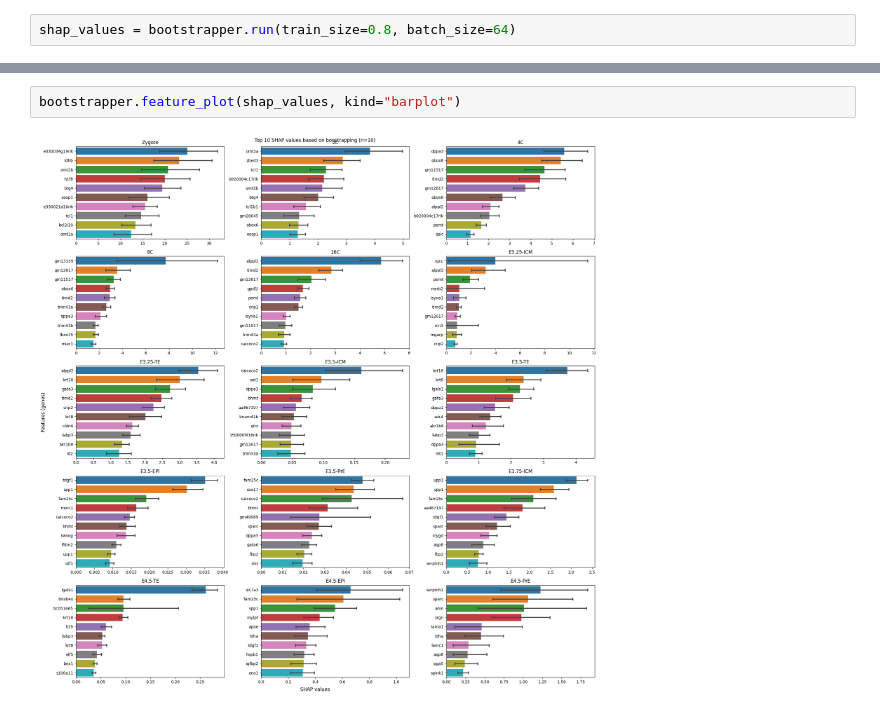
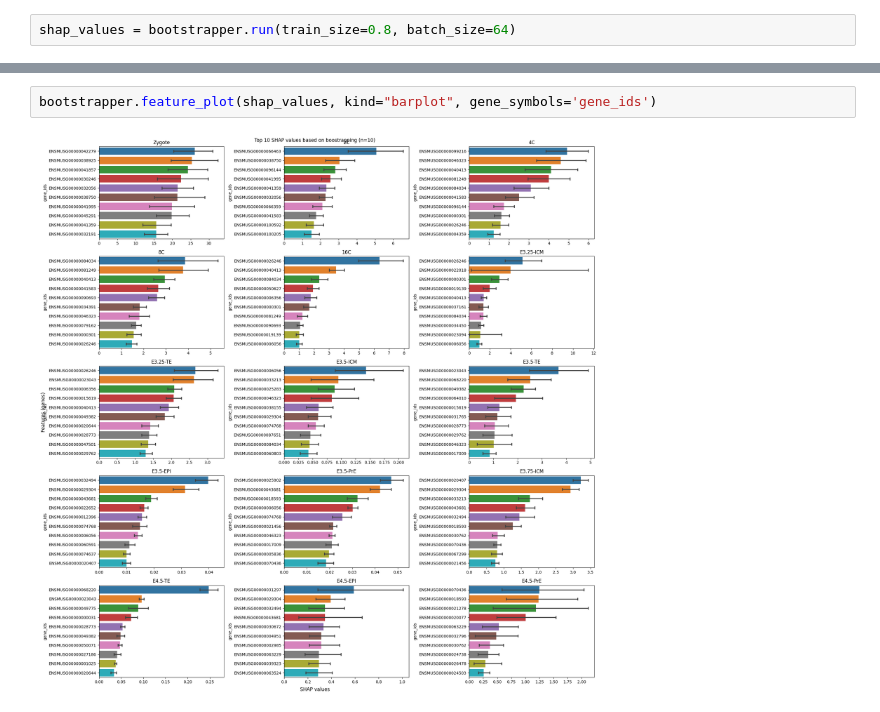
Before and after one commit to brickmanlab/scanvi-explainer, a Jupyter notebook: docs/notebooks/Example.ipynb, the cells around one changed output, grey strips where cells are left out. Cells and saved outputs as stored; diff of their text form.

```diff
--- a/docs/notebooks/Example.ipynb
+++ b/docs/notebooks/Example.ipynb
@@ -79,4 +97,4 @@ bootstrapper.feature_plot(shap_values)
 # %%
-bootstrapper.feature_plot(shap_values, kind="barplot")
+bootstrapper.feature_plot(shap_values, kind="barplot", gene_symbols='gene_ids')
 # %% [output]
-[figure, old version]
+[figure, new version]
```
Also changed, not shown: parts of 5 cells of this notebook, 2 other files.
